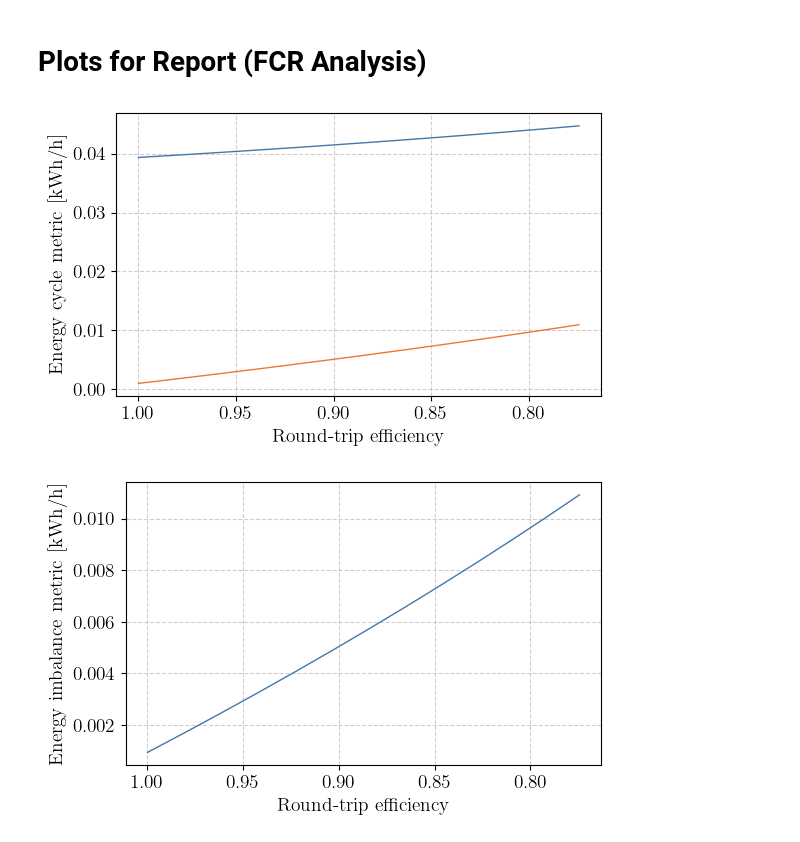
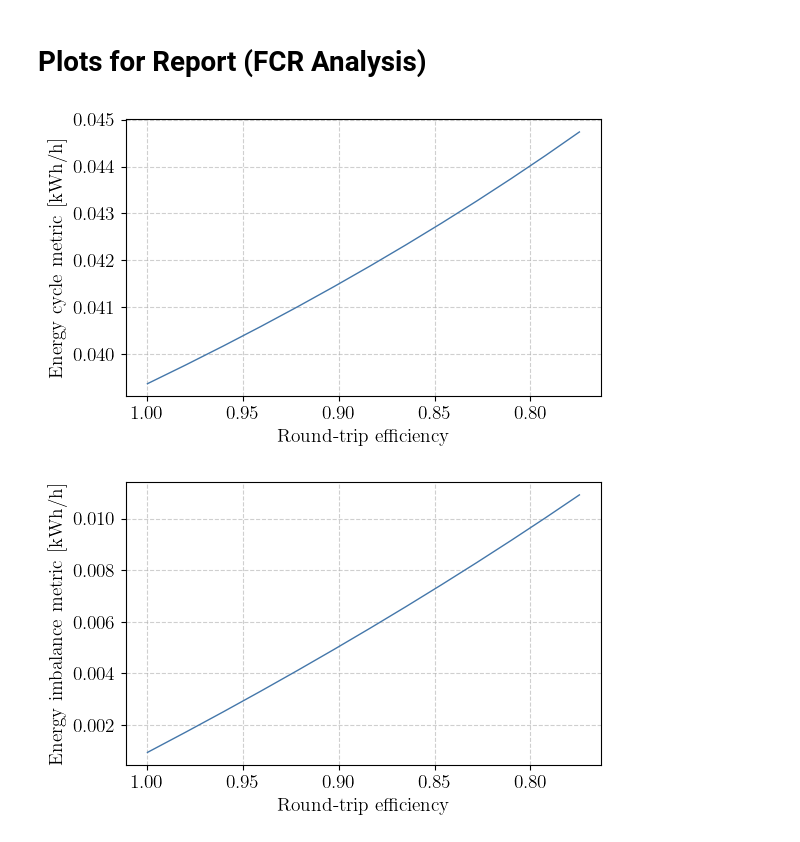
Before and after one commit to JWallimann/Report_Plottings, a Jupyter notebook: FCR_Analysis_Plots.ipynb, the cells around one changed output. Drawn from its saved outputs; the diff is of its cells as text; code cells hidden in the pictures.

```diff
--- a/FCR_Analysis_Plots.ipynb
+++ b/FCR_Analysis_Plots.ipynb
@@ -43,38 +43,38 @@ def plot_cycle(df):
     plt.figure(figsize=(7, 3.75))
     plt.plot(df['x-axis'], df['discharged_energy_per_hour'],
              label=r'{Consumption}', color=color_da_node, linewidth=1)
-    plt.plot(df['x-axis'], df['avg_power_loss_per_MW_fcr'],
-             label=r'{Consumption}', color=color_bess_node, linewidth=1)
+    #plt.plot(df['x-axis'], df['avg_power_loss_per_MW_fcr'],
+    #         label=r'{Consumption}', color=color_bess_node, linewidth=1)
 
     # Flip x-axis
     plt.gca().invert_xaxis()
 
     # Labels and title
     plt.ylabel(r'{Energy cycle metric [kWh/h]}', fontsize=14)
     plt.xlabel(r'{Round-trip efficiency}', fontsize=14)
 
     plt.gca().tick_params(axis='x', rotation=0)
 
     # Grid and legend
     plt.grid(True, which='both', linestyle='--', alpha=0.6)
     #plt.legend(
     #    loc='upper center',
     #    frameon=True,
     #    fontsize=11,
      #   fancybox=True,
     #    framealpha=0.9,
     #    edgecolor='gray'
     #)
 
     plt.tight_layout(rect=[0, 0, 0.85, 1])
 
     jpg_path = os.path.join(output_folder, "FCR_metric_1.jpg")
     plt.savefig(jpg_path, dpi=1000, bbox_inches='tight', pad_inches=0.05)
     plt.show()
 
 plot_cycle(df)
 # %% [output]
-[figure, old version]
+[figure, new version]
 # %%
 def plot_energy_loss(df):
     # Enable LaTeX-style text
```
Also changed, not shown: parts of 4 cells of this notebook, 11 other files.
